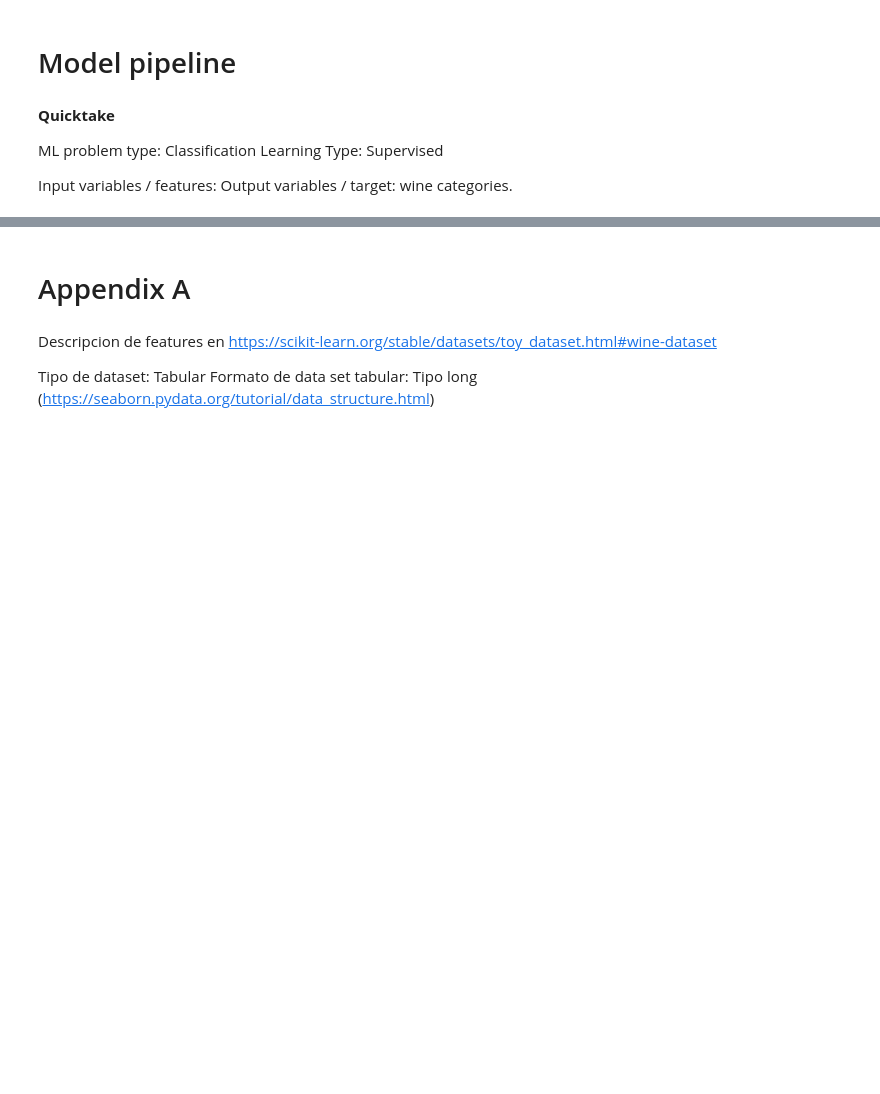
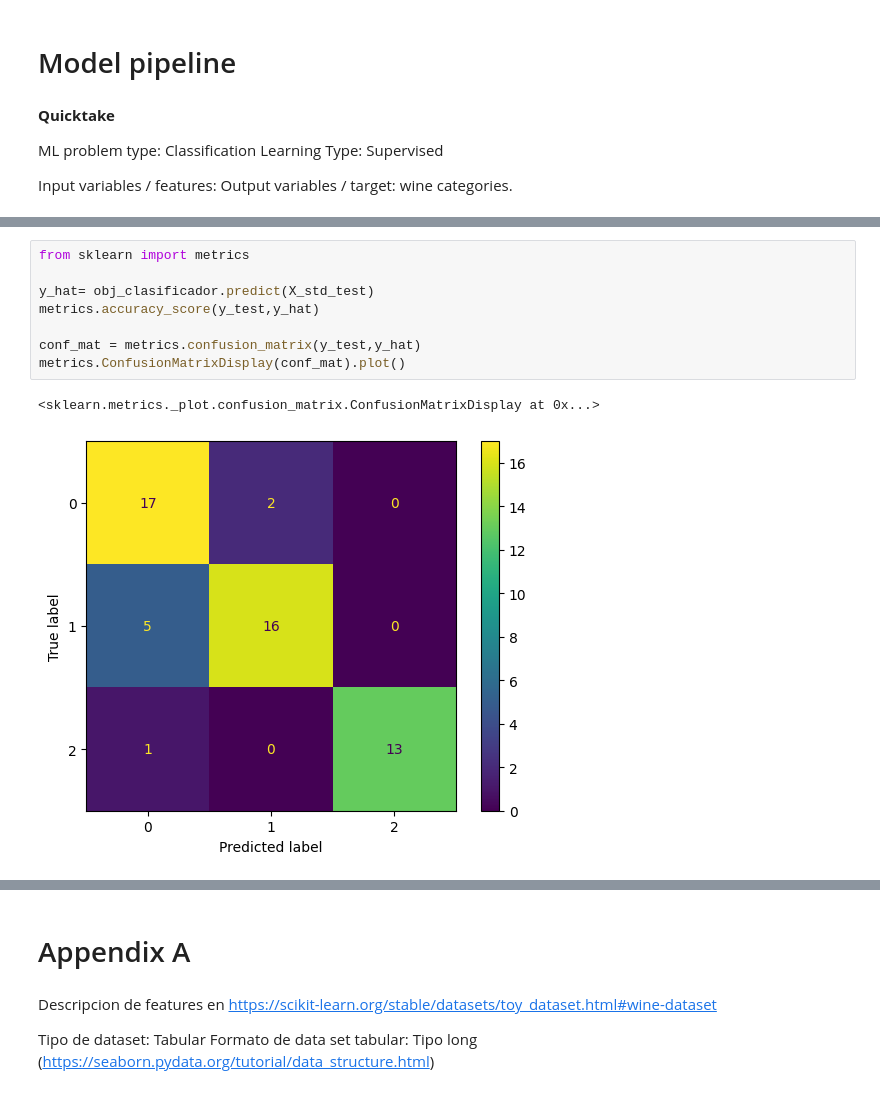
Before and after one commit to esgoty/Elessanti, a Jupyter notebook: 1- Barebone-ML+DA_Pipeline/toy-wined.ipynb, the cells around one changed output, grey strips where cells are left out. Cells and saved outputs as stored; diff of their text form; blank space fills up the shorter version.

```diff
--- a/1- Barebone-ML+DA_Pipeline/toy-wined.ipynb
+++ b/1- Barebone-ML+DA_Pipeline/toy-wined.ipynb
@@ -124,0 +147,11 @@ Output variables / target:  wine categories.
+# %%
+from sklearn import metrics
+
+y_hat= obj_clasificador.predict(X_std_test)
+metrics.accuracy_score(y_test,y_hat)
+
+conf_mat = metrics.confusion_matrix(y_test,y_hat)
+metrics.ConfusionMatrixDisplay(conf_mat).plot()
+# %% [output]
+<sklearn.metrics._plot.confusion_matrix.ConfusionMatrixDisplay at 0x...>
+[figure, added]
```
Also changed, not shown: parts of 5 cells of this notebook.
